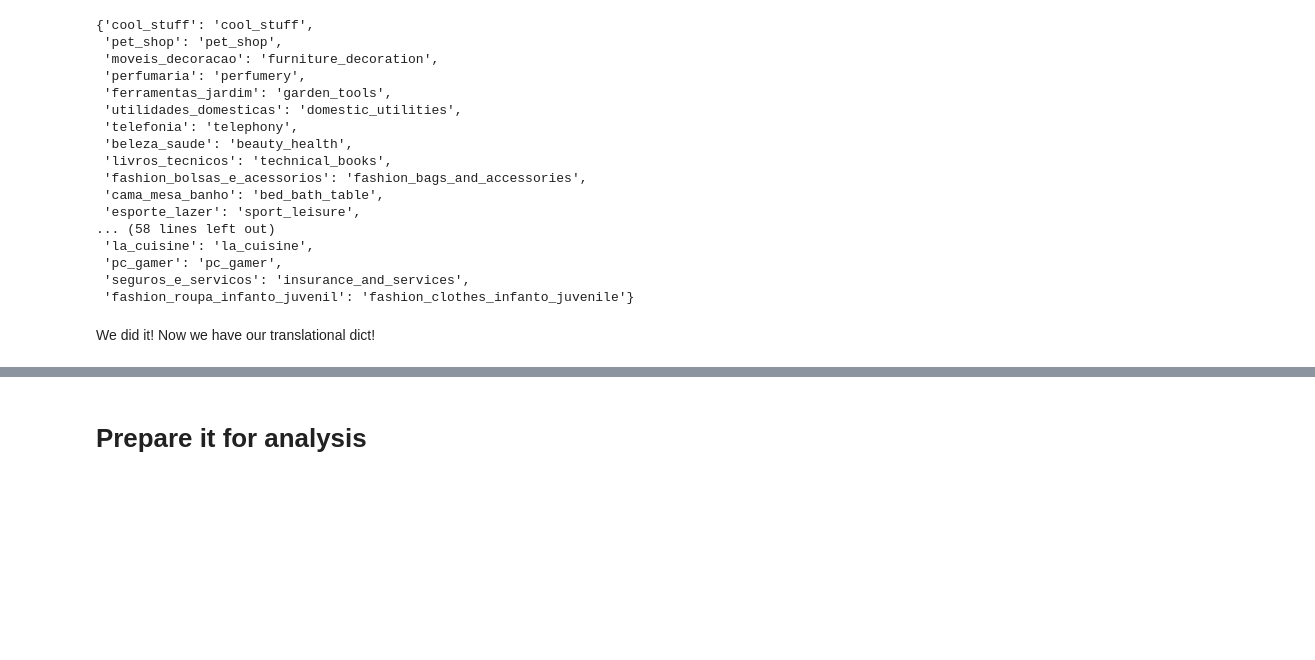
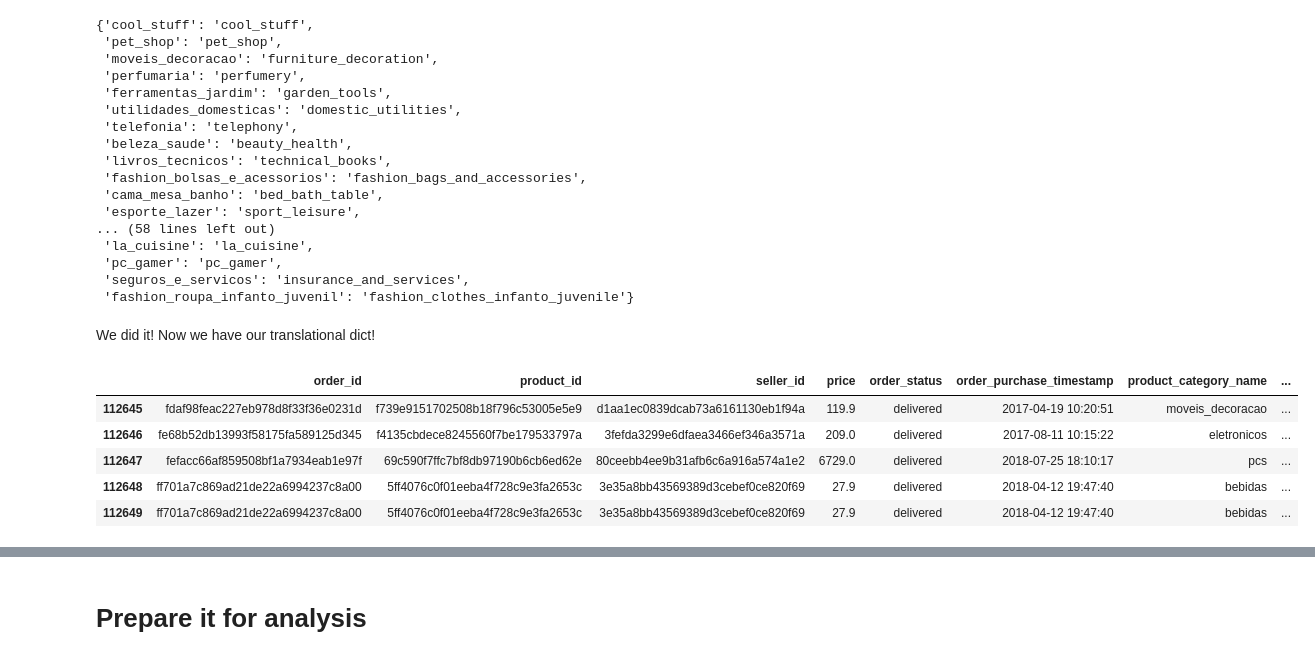
Before and after one commit to MaratJilikbaev/brazilian_e_commerce, a Jupyter notebook: research/goal_realization.ipynb, the cells around one changed output, grey strips where cells are left out. Saved outputs shown, nothing was run; the diff lists cells and outputs as text; code cells hidden in the pictures; blank space fills up the shorter version.

```diff
--- a/research/goal_realization.ipynb
+++ b/research/goal_realization.ipynb
@@ -35,10 +35,12 @@ We need 4 tables here
 orders_file_path = '../data/input/olist_orders_dataset.csv'
 order_items_file_path = '../data/input/olist_order_items_dataset.csv'
 products_file_path = '../data/input/olist_products_dataset.csv'
+sellers_file_path = '../data/input/olist_sellers_dataset.csv'
 
 orders_col_list = ['order_id', 'order_status', 'order_purchase_timestamp']
 order_items_col_list = ['order_id', 'product_id', 'seller_id', 'price']
 products_col_list = ['product_id', 'product_category_name']
+sellers_col_list = ['seller_id', 'seller_city', 'seller_state']
 
 # TODO prints will be logs in .py programm
 def get_filename_from_filepath(filepath):
@@ -63,8 +65,12 @@ def import_and_check_dataframe(filepath: str, col_list):
 df_orders = import_and_check_dataframe(orders_file_path, orders_col_list)
 df_order_items = import_and_check_dataframe(order_items_file_path, order_items_col_list)
 df_products = import_and_check_dataframe(products_file_path, products_col_list)
+df_sellers = import_and_check_dataframe(sellers_file_path, sellers_col_list)
 
-all_dataframes_with_names = [['orders_dataset', df_orders], ['order_items', df_order_items], ['products',df_products]]
+all_dataframes_with_names = [['orders_dataset', df_orders],
+                             ['order_items', df_order_items],
+                             ['products', df_products],
+                             ['sellers', df_sellers]]
 # %% [output]
 olist_orders_dataset.csv imported sucsessfully! Shape is (99441, 3)
 olist_order_items_dataset.csv imported sucsessfully! Shape is (112650, 4)
@@ -195,7 +202,9 @@ Also it seems that logging of time is pretty precise because one of the most fre
 # TODO here we can create function to check if our merges create duplicates - first thought: shape should remain the same
 
 print(df_order_items.shape)
-df_orders_plus = pd.merge(df_order_items, df_orders, on='order_id').merge(df_products, on='product_id')
+df_orders_plus = pd.merge(df_order_items, df_orders, on='order_id')
+df_orders_plus = df_orders_plus.merge(df_products, on='product_id')
+df_orders_plus = df_orders_plus.merge(df_sellers, on='seller_id')
 print(df_orders_plus.shape)
 
 # TODO remove this part, it is only for DEBUG and educational purposes
@@ -501,4 +515,12 @@ translation_dict
 # %% [markdown]
 We did it! Now we have our translational dict!
 # %%
-df_orders_plus['eng_product_category_name'] = df_orders_plus['product_category_name'].map(translation_dict)
+df_orders_plus['eng_category'] = df_orders_plus['product_category_name'].map(translation_dict)
+df_orders_plus.loc[112645:112652]
+# %% [output]
+|  | order_id | product_id | seller_id | price | order_status | order_purchase_timestamp | product_category_name | ... |
+| 112645 | fdaf98feac227eb978d8f33f36e0231d | f739e9151702508b18f796c53005e5e9 | d1aa1ec0839dcab73a6161130eb1f94a | 119.9 | delivered | 2017-04-19 10:20:51 | moveis_decoracao | ... |
+| 112646 | fe68b52db13993f58175fa589125d345 | f4135cbdece8245560f7be179533797a | 3fefda3299e6dfaea3466ef346a3571a | 209.0 | delivered | 2017-08-11 10:15:22 | eletronicos | ... |
+| 112647 | fefacc66af859508bf1a7934eab1e97f | 69c590f7ffc7bf8db97190b6cb6ed62e | 80ceebb4ee9b31afb6c6a916a574a1e2 | 6729.0 | delivered | 2018-07-25 18:10:17 | pcs | ... |
+| 112648 | ff701a7c869ad21de22a6994237c8a00 | 5ff4076c0f01eeba4f728c9e3fa2653c | 3e35a8bb43569389d3cebef0ce820f69 | 27.9 | delivered | 2018-04-12 19:47:40 | bebidas | ... |
+| 112649 | ff701a7c869ad21de22a6994237c8a00 | 5ff4076c0f01eeba4f728c9e3fa2653c | 3e35a8bb43569389d3cebef0ce820f69 | 27.9 | delivered | 2018-04-12 19:47:40 | bebidas | ... |
```
Also changed, not shown: parts of 44 cells of this notebook.
